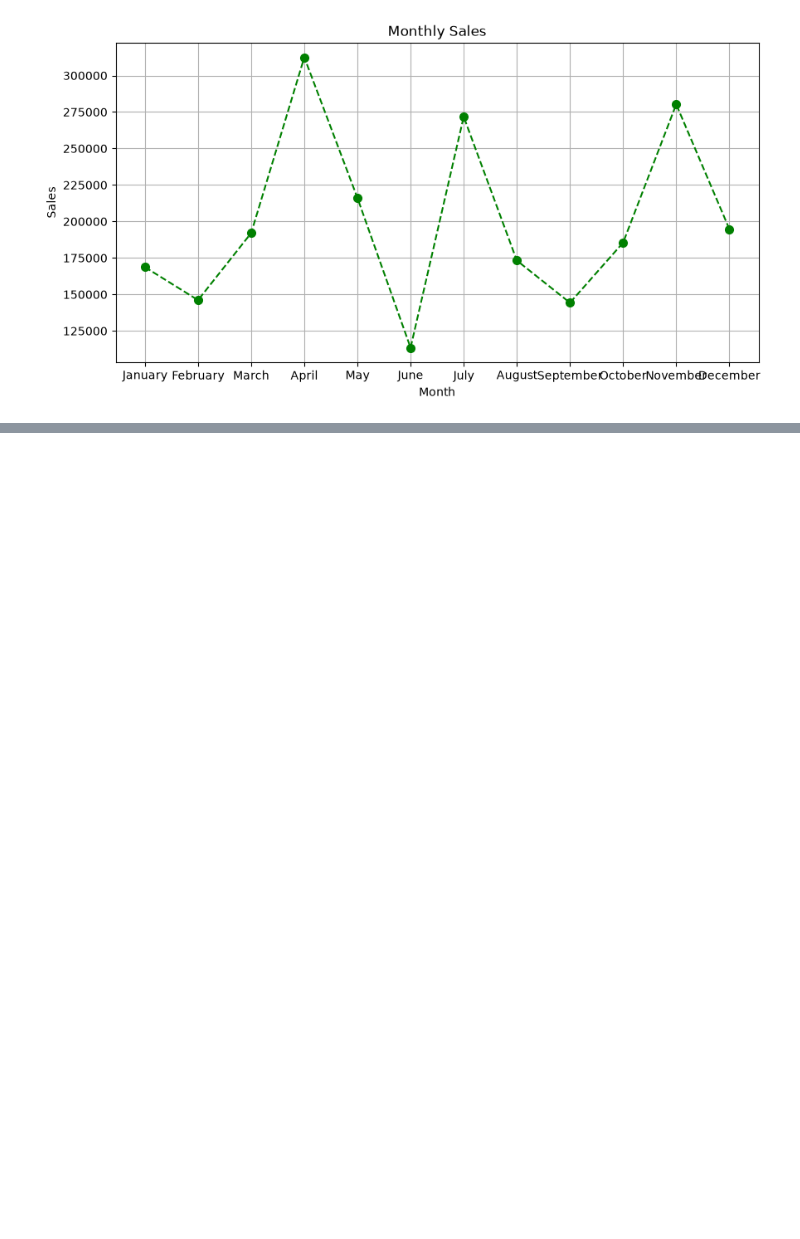
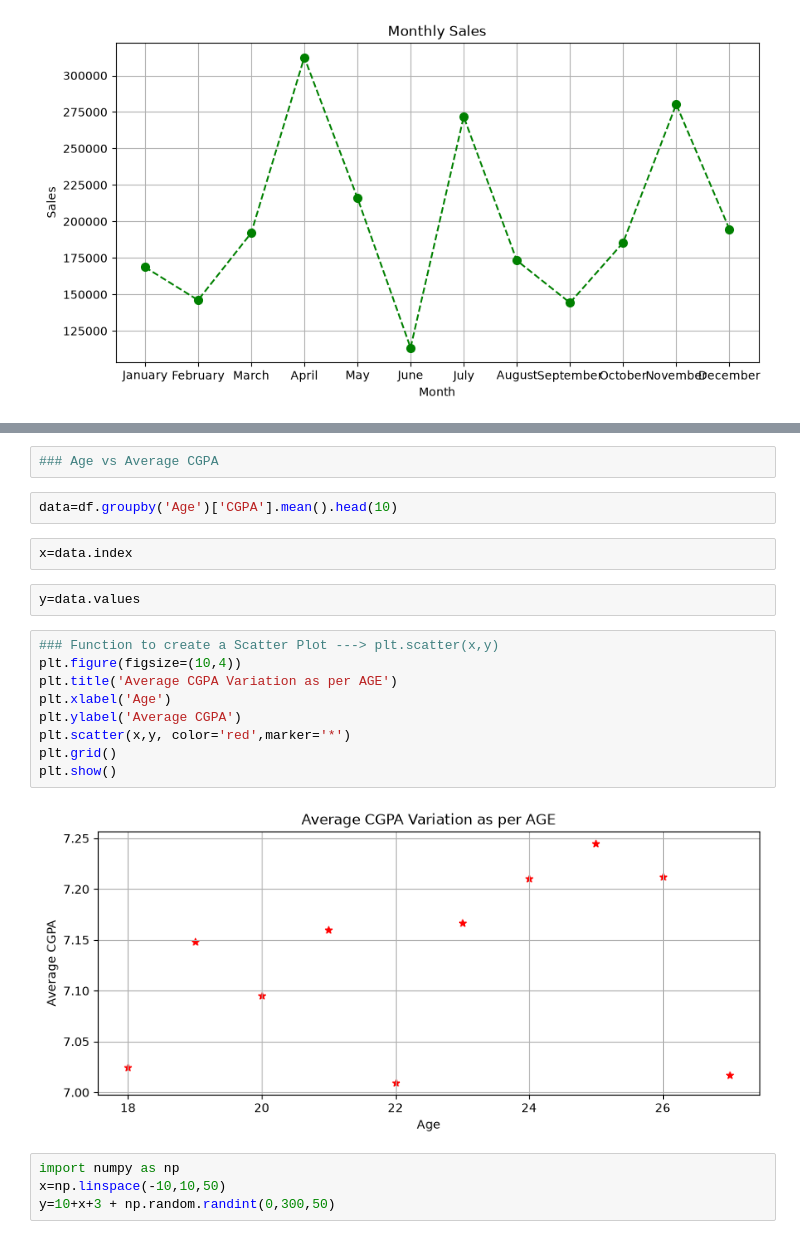
Before and after one commit to AbhishekKumarVerma2356/Python_Matplotlib, a Jupyter notebook: Getting_Started.ipynb, the cells around one changed output, grey strips where cells are left out. Saved outputs shown, nothing was run; the diff lists cells and outputs as text; blank space fills up the shorter version.

Commit message:
Scatter Plot

```diff
--- a/Getting_Started.ipynb
+++ b/Getting_Started.ipynb
@@ -746,0 +811,23 @@ plt.show()
+# %%
+### Age vs Average CGPA
+# %%
+data=df.groupby('Age')['CGPA'].mean().head(10)
+# %%
+x=data.index
+# %%
+y=data.values
+# %%
+### Function to create a Scatter Plot ---> plt.scatter(x,y)
+plt.figure(figsize=(10,4))
+plt.title('Average CGPA Variation as per AGE')
+plt.xlabel('Age')
+plt.ylabel('Average CGPA')
+plt.scatter(x,y, color='red',marker='*')
+plt.grid()
+plt.show()
+# %% [output]
+[figure, added]
+# %%
+import numpy as np
+x=np.linspace(-10,10,50)
+y=10+x+3 + np.random.randint(0,300,50)
```
Also changed, not shown: parts of 16 cells of this notebook.
